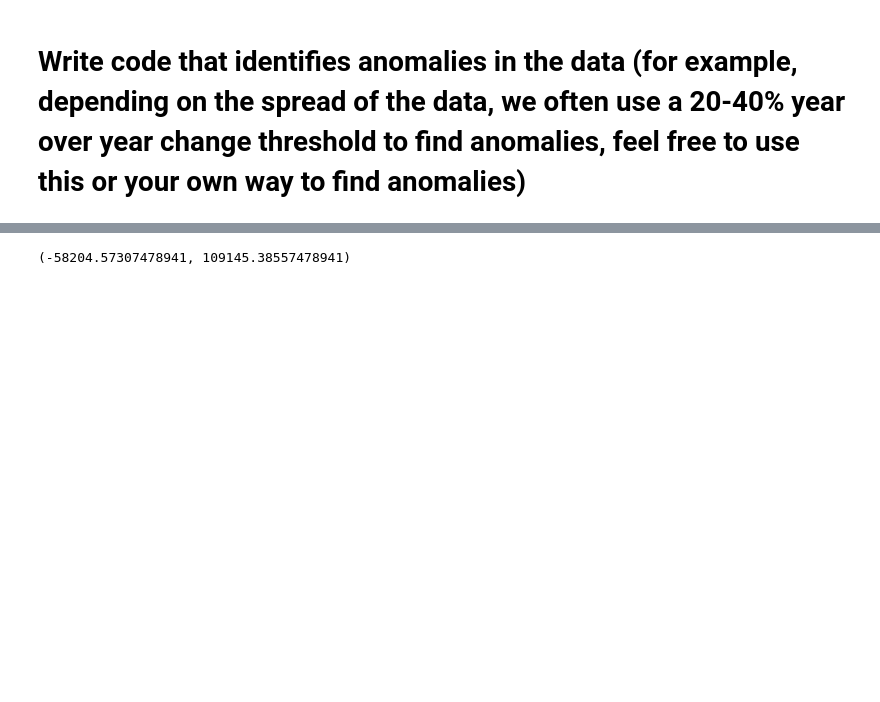
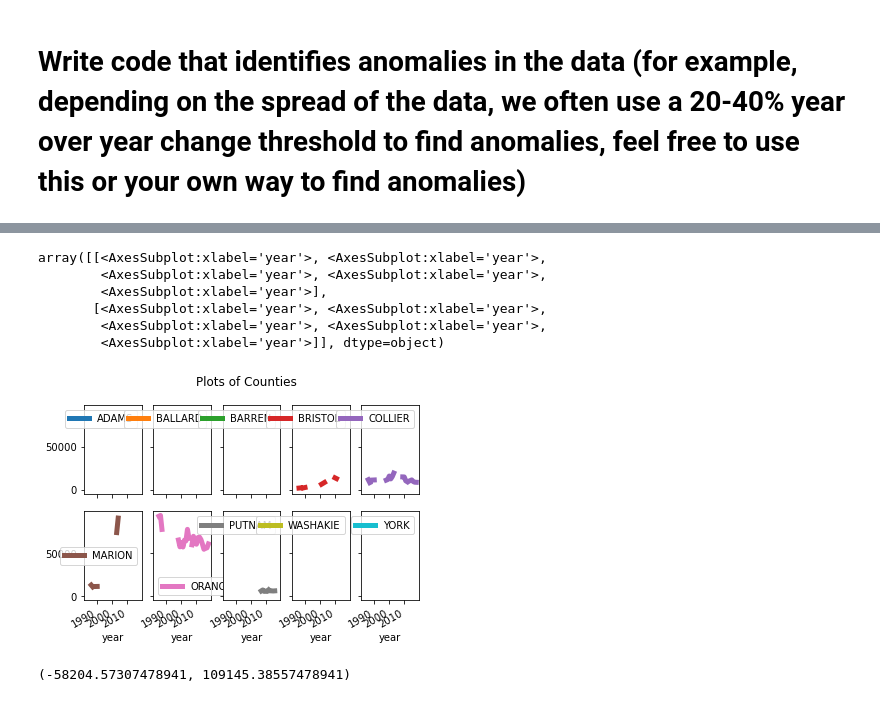
Before and after one commit to albertyusun/VeraInterview, a Jupyter notebook: clean.ipynb, the cells around one changed output, grey strips where cells are left out. Drawn from its saved outputs; the diff is of its cells as text; code cells hidden in the pictures; blank space fills up the shorter version.

```diff
--- a/clean.ipynb
+++ b/clean.ipynb
@@ -109,2 +138,7 @@ TypeError: 'int' object is not iterable
 # %% [markdown]
 # Write code that identifies anomalies in the data (for example, depending on the spread of the data, we often use a 20-40% year over year change threshold to find anomalies, feel free to use this or your own way to find anomalies)
+# %%
+percentages = df[['admissions_year', 'discharge_year']].pct_change()
+percentages = percentages.rename(columns={"admissions_year": "pct_admissions_change", "discharge_year": "pct_discharge_change"})
+df = df.join(percentages)
+df
@@ -110,0 +180,8 @@ TypeError: 'int' object is not iterable
+# %%
+adm_mess = df.loc[(df['pct_admissions_change'] > .40) | (df['pct_admissions_change'] < -.40)]
+adm_mess_indices = list(adm_mess.index.values)
+
+df_remove_anomalies = df.drop(adm_mess_indices).dropna(subset=['admissions_year'])[['county','year','admissions_year']]
+
+df_pivoted = df_remove_anomalies.pivot(columns = 'county', index = 'year', values = 'admissions_year')
+df_pivoted
@@ -111,3 +207,17 @@ TypeError: 'int' object is not iterable
+# %%
+df_pivoted.plot(subplots = True,
+                layout = (2, 5),
+               sharey = True,
+               title = "Plots of Counties",
+               linewidth = 5)
+# %% [output]
+array([[<AxesSubplot:xlabel='year'>, <AxesSubplot:xlabel='year'>,
+        <AxesSubplot:xlabel='year'>, <AxesSubplot:xlabel='year'>,
+        <AxesSubplot:xlabel='year'>],
+       [<AxesSubplot:xlabel='year'>, <AxesSubplot:xlabel='year'>,
+        <AxesSubplot:xlabel='year'>, <AxesSubplot:xlabel='year'>,
+        <AxesSubplot:xlabel='year'>]], dtype=object)
+[figure, added]
 # %%
 def find_bounds(data):
     """
```
Also changed, not shown: parts of 11 cells of this notebook.
